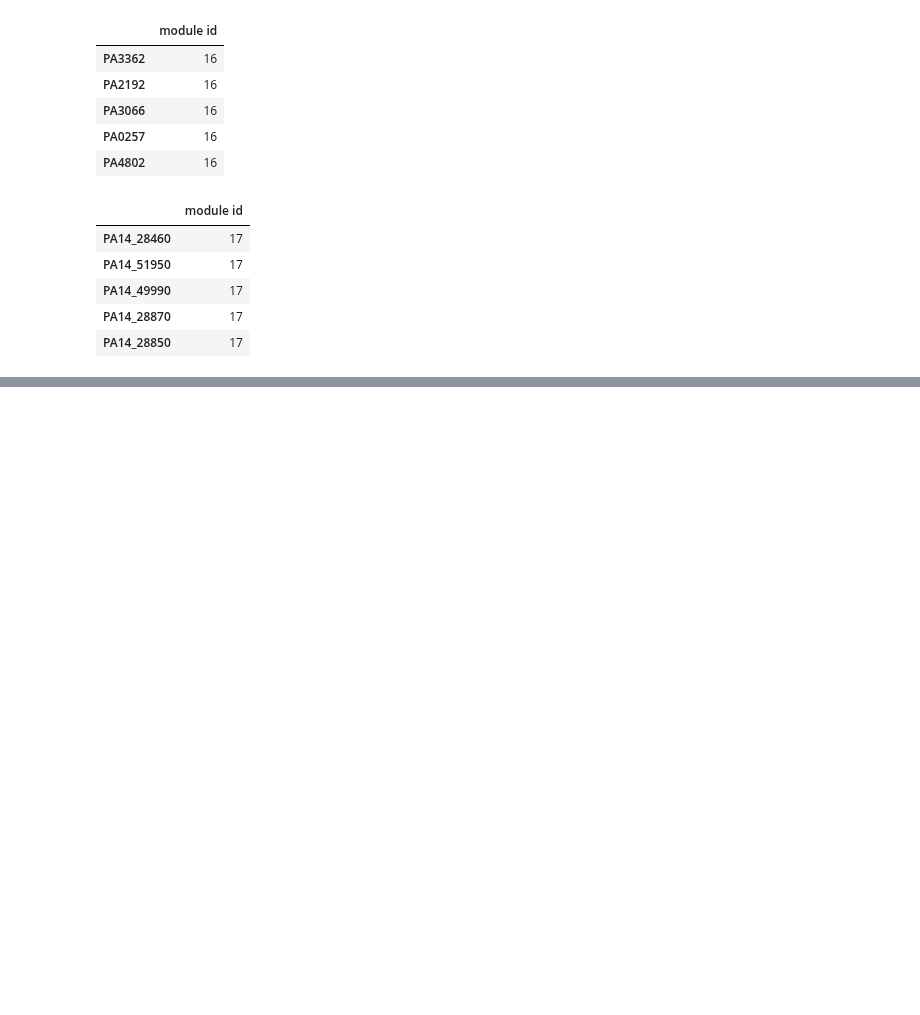
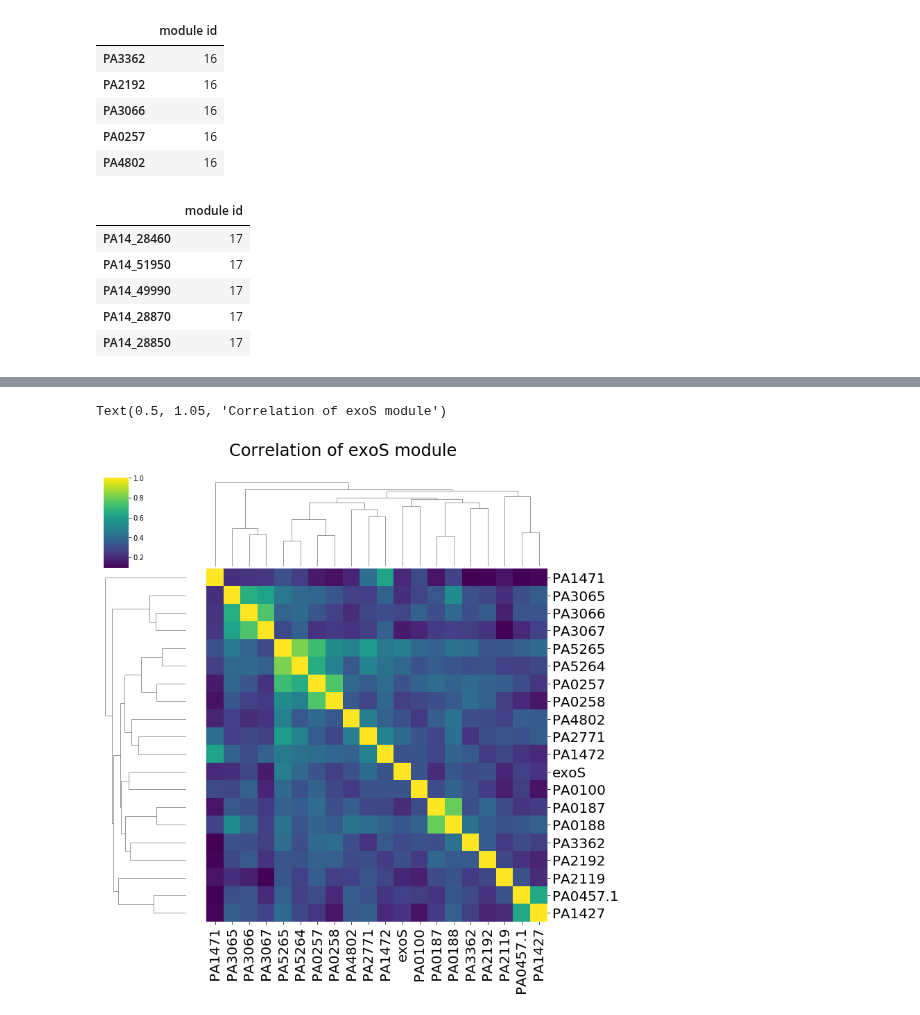
Before and after one commit to greenelab/core-accessory-interactome, a Jupyter notebook: 4_acc_acc_analysis/3_explore_exo_modules.ipynb, the cells around one changed output, grey strips where cells are left out. Drawn from its saved outputs; the diff is of its cells as text; code cells hidden in the pictures; blank space fills up the shorter version.

```diff
--- a/4_acc_acc_analysis/3_explore_exo_modules.ipynb
+++ b/4_acc_acc_analysis/3_explore_exo_modules.ipynb
@@ -185,0 +114,40 @@ Text(0.5, 1.05, 'Correlation of exoU module')
+# %%
+# Add gene names to heatmap
+def add_gene_name_to_index(annot_df, corr_df):
+
+    # Only consider genes in the correlation matrix
+    annot_index_df = annot_df.loc[corr_df.index]
+    annot_columns_df = annot_df.loc[corr_df.columns]
+
+    new_index = []
+    for gene_id in annot_index_df.index:
+        if pd.isnull(annot_index_df.loc[gene_id, "gene name"]):
+            new_index.append(gene_id)
+        else:
+            new_index.append(annot_index_df.loc[gene_id, "gene name"])
+
+    new_columns = []
+    for gene_id in annot_columns_df.index:
+        if pd.isnull(annot_columns_df.loc[gene_id, "gene name"]):
+            new_columns.append(gene_id)
+        else:
+            new_columns.append(annot_columns_df.loc[gene_id, "gene name"])
+
+    # Rename index and columns
+    corr_df.index = new_index
+    corr_df.columns = new_columns
+
+    return corr_df
+# %%
+exoS_corr_module = pao1_corr.loc[exoS_module_gene_ids, exoS_module_gene_ids]
+exoU_corr_module = pa14_corr.loc[exoU_module_gene_ids, exoU_module_gene_ids]
+
+exoS_corr_module_names = add_gene_name_to_index(pao1_gene_annot, exoS_corr_module)
+exoU_corr_module_names = add_gene_name_to_index(pa14_gene_annot, exoU_corr_module)
+# %%
+%%time
+f1 = sns.clustermap(exoS_corr_module_names.abs(), cmap="viridis")
+f1.ax_heatmap.set_xticklabels(f1.ax_heatmap.get_xmajorticklabels(), fontsize=20)
+f1.ax_heatmap.set_yticklabels(f1.ax_heatmap.get_ymajorticklabels(), fontsize=20)
+f1.fig.suptitle("Correlation of exoS module", y=1.05, fontsize=24)
+# %% [output]
@@ -185,0 +156,2 @@ Text(0.5, 1.05, 'Correlation of exoU module')
+Text(0.5, 1.05, 'Correlation of exoS module')
+[figure, added]
```
Also changed, not shown: parts of 40 cells of this notebook, 3 other files.
